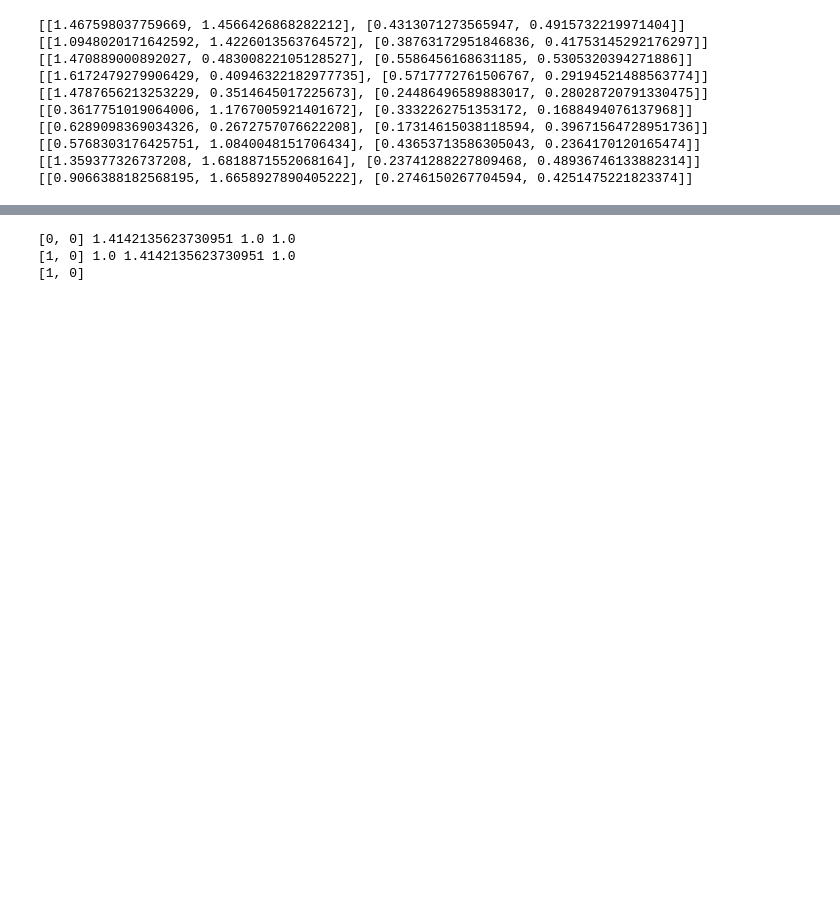
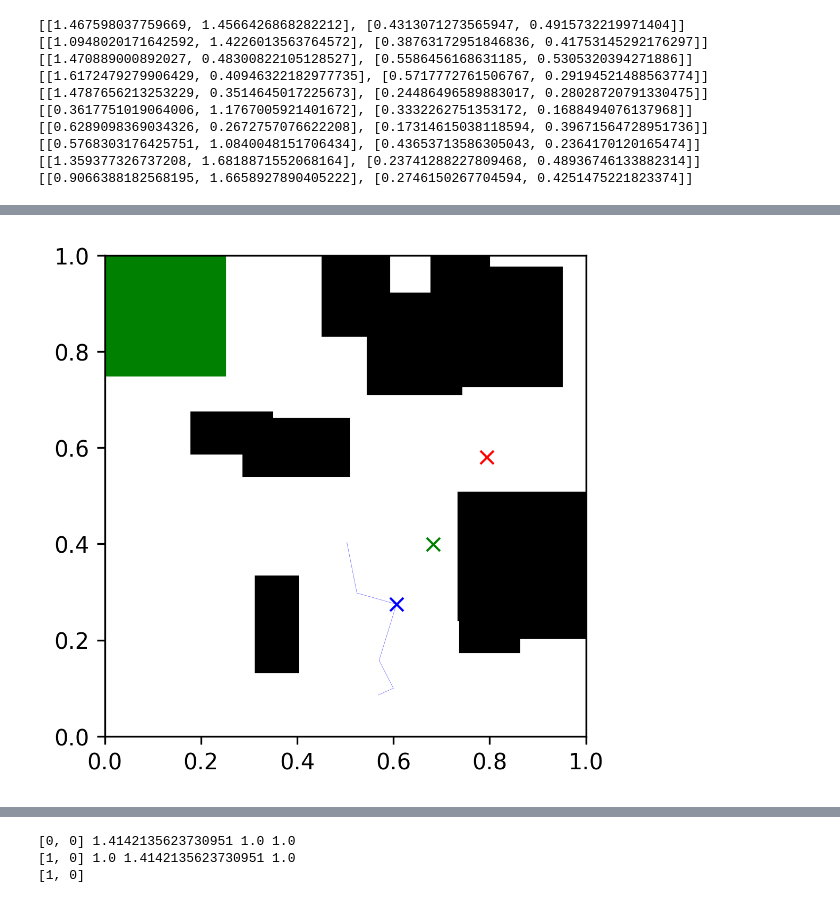
Before and after one commit to samer1248/ECE209AS-Lab2, a Jupyter notebook: project2.ipynb, the cells around one changed output, grey strips where cells are left out. Saved outputs shown, nothing was run; the diff lists cells and outputs as text; code cells hidden in the pictures; blank space fills up the shorter version.

```diff
--- a/project2.ipynb
+++ b/project2.ipynb
@@ -100,7 +108,7 @@ def time_trajectory(xi,xt):
     t += np.abs(dist/v_robot)
 
     ang2 =  get_angle_diff(ang_points,xt[2])
-    t += np.abs(ang2/w_robot)
+#     t += np.abs(ang2/w_robot)
     return [[ang1,dist,ang2],t]
 
 print(time_trajectory([1,1,np.pi/2],[1,2,np.pi]))
@@ -150,12 +158,12 @@ def execute_trajectory(xi,xt,duration = 1):
             ang1 = w_robot*duration*np.sign(ang1)
             control_seq[-1][2] = duration
             t = duration
-            x_end[2] = xi[2] + ang1
+            x_end[2] = (xi[2] + ang1)%(2*np.pi)
             return [[ang1,dist,ang2],control_seq,x_end]
         else:
             control_seq[-1][2] = t_ang1
             t = t_ang1
-            x_end[2] = xi[2] + ang1
+            x_end[2] = (xi[2] + ang1)%(2*np.pi)
             control_seq.append([0,0,0])
 
     dist = get_dist_diff(xi,xt)
@@ -186,13 +194,13 @@ def execute_trajectory(xi,xt,duration = 1):
         if t + t_ang1>duration:
             ang2 = w_robot*np.sign(ang2)
             control_seq[-1][2] = duration - t
-            x_end[2] = x_end[2] + ang2
+            x_end[2] = (x_end[2] + ang2)%(2*np.pi)
             t = duration
             return [[ang1,dist,ang2],control_seq,x_end]
         else:
             control_seq[-1][2] = t_ang2
             t = t + t_ang1
-            x_end[2] = x_end[2] + ang2
+            x_end[2] = (x_end[2] + ang2)%(2*np.pi)
             control_seq.append([0,0,0])
             control_seq[-1][2] = duration - t
 
@@ -452,0 +488,80 @@ xx4 = xx2 + 0.34382102230701117
+# %%
+def run_rrt(target,obstacles_list,dimensions = [2,2],xi = [1,0.25,0],seed = 0, evolution = -1):
+        np.random.seed(seed)
+        n_points = 1000
+        dbg_indx = 12
+        # ax = show_world(obstacles_list)
+
+        V = [xi]
+        E = []
+        C = []
+        target_found = False
+        for i in range(n_points):
+            xr = [np.random.uniform(0,world_size),np.random.uniform(0,world_size),np.random.uniform(-np.pi,np.pi)]
+            if i==dbg_indx:
+                ax = show_world(obstacles_list,target=target)
+                for e in E:
+                    ae = np.array(e)
+                    plt.plot(ae[:,0],ae[:,1],'b',linewidth =0.1)
+                plt.plot(xr[0],xr[1],'rx')
+            d_min = 10000
+            if  i==dbg_indx:
+                print(xr)
+            for x in V:
+                d = metric(xr,x)
+                if  i==dbg_indx:
+                    print(x,d)
+                if d < d_min:
+                    d_min = d
+                    x_min = x
+            if  i==dbg_indx:
+                plt.plot(x_min[0],x_min[1],'bx')
+
+        #     print("1: ",x_min,xr)
+            [traj,controls,x_new] = execute_trajectory(x_min,xr)
+            if  i==dbg_indx:
+                print("2: ","xr",xr,"s",x_min,"traj",traj,"end",x_new)
+        #     print("3:" ,x_min,traj)
+            if i==dbg_indx:
+                plt.plot(x_new[0],x_new[1],'gx')
+            collision,d = check_path_for_collisions(x_min,traj,obstacles_list)
+
+            if not collision:
+
+
+                V.append(x_new)
+                E.append([x_min,x_new])
+
+                if x_new[0]>target[0][0] and x_new[0]<target[0][0]+target[1][0] and x_new[1]>target[0][1] and x_new[1]<target[0][1]+target[1][1]:
+                    print("Target Found")
+                    print(x_new)
+                    x_final = x_new
+                    break
+        #         if x_new[0]>xx1 and x_new[0]<xx3 and x_new[1]>xx2 and x_new[1]<xx4:
+        #             print("x_min",x_min); print("x_new",x_new); print("traj",traj); print("xr",xr); print("collision", collision)
+        #             ax = show_world(obstacles_list)
+        #             for e in E:
+        #                 ae = np.array(e)
+        #                 plt.plot(ae[:,0],ae[:,1],'b',linewidth =0.1)
+        #             ae = np.array(E[-1])
+        #             plt.plot(ae[:,0],ae[:,1],'r',linewidth =0.2)
+        #             break
+        #         print(x,x_new,traj)
+        #         ae = np.array([x,x_new])
+        #         ax = show_world(obstacles_list)
+        #         plt.plot(ae[:,0],ae[:,1],'b')
+        #         plt.show()
+            if ((i%evolution==0 and i>0) or i==n_points -1) and evolution>=0:
+                plot_rrt_evol(E)
+                plt.show()
+        plot_rrt_evol(E)
+        Ev = np.array(E)
+        edge_list = build_tree(Ev,xi)
+        for indx in edge_list:
+            e = E[indx]
+            ae = np.array(e)
+            plt.plot(ae[:,0],ae[:,1],'r',linewidth =0.2)
+        plt.show()
+
+run_rrt(target,obstacles_list,dimensions = [1,1],xi = [0.6,0.1,0],seed = 2, evolution = 100)
+# %% [output]
@@ -452,0 +576 @@ xx4 = xx2 + 0.34382102230701117
+[figure, added]
```
Also changed, not shown: parts of 17 cells of this notebook, 2 other files.
